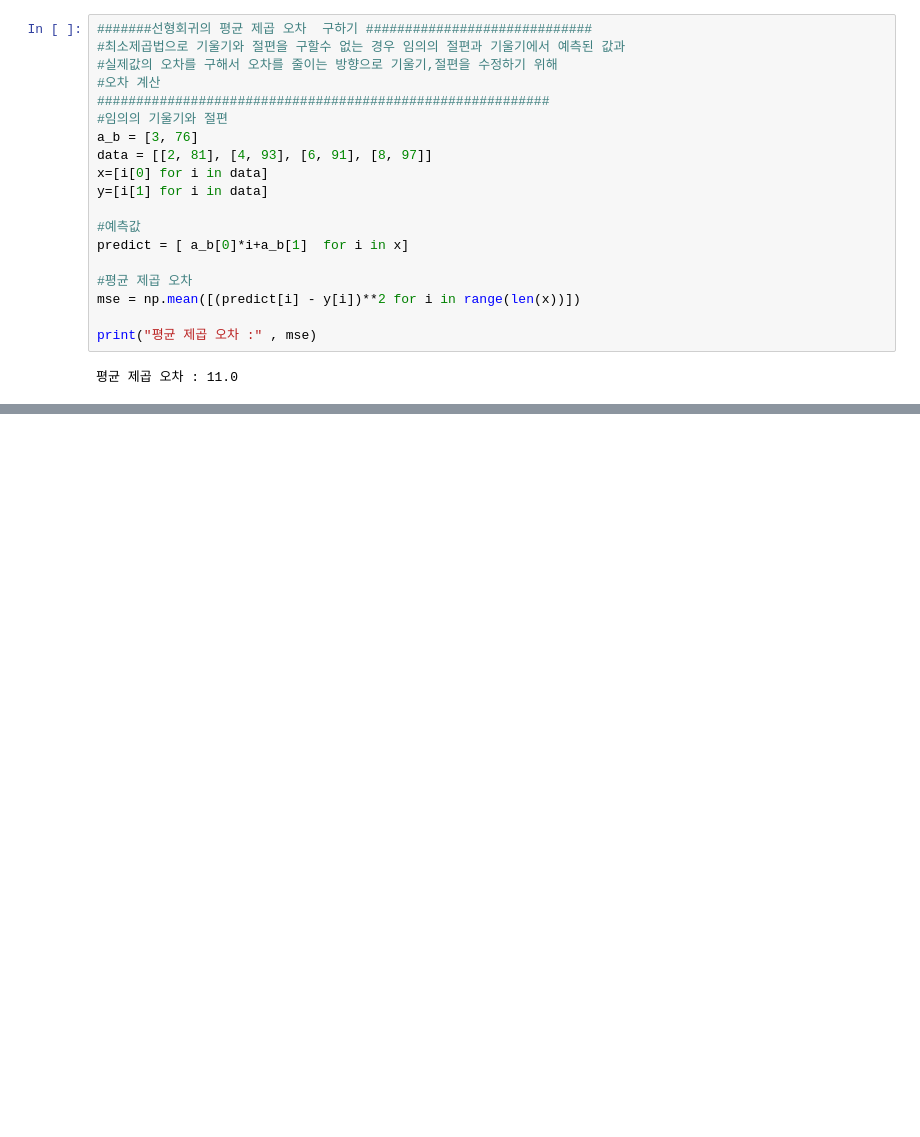
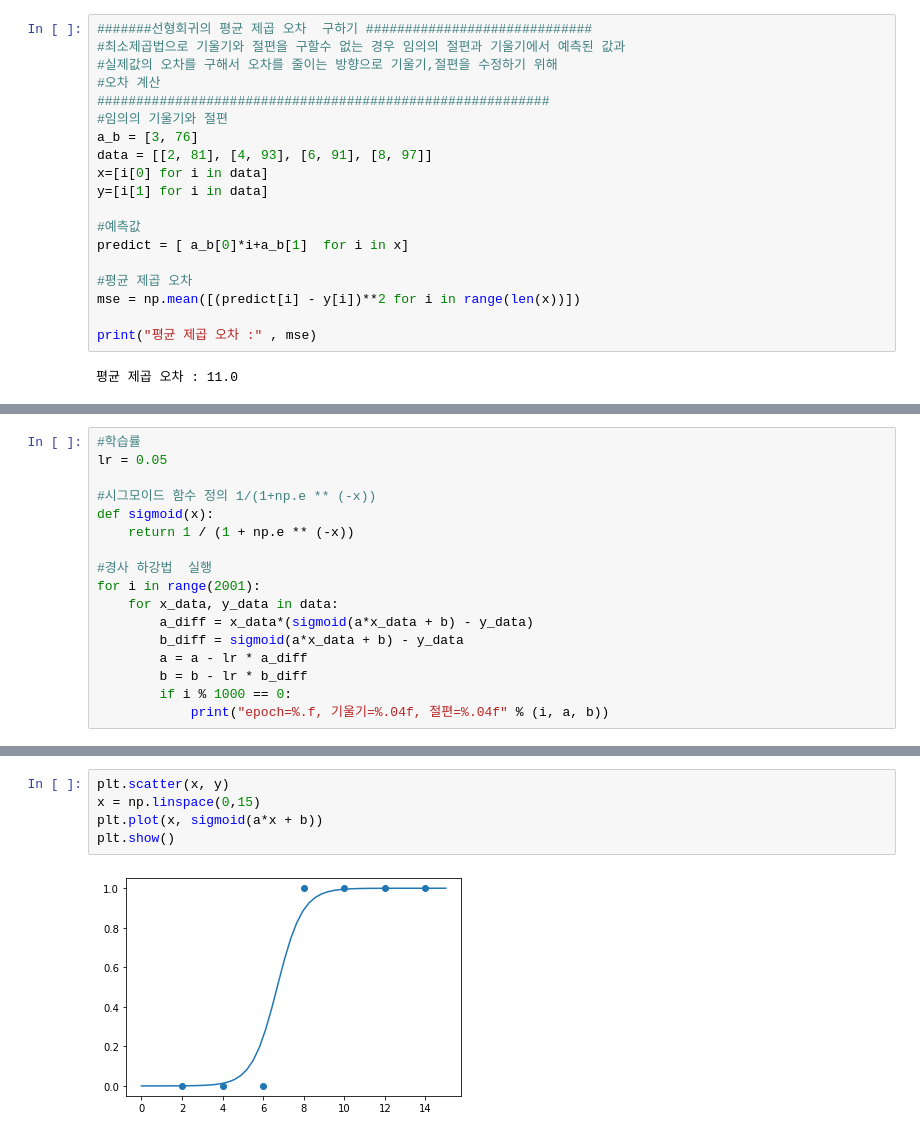
Before and after one commit to drifticee/mydatascience, a Jupyter notebook: 2020-08-13_deep.ipynb, the cells around one changed output, grey strips where cells are left out. Drawn from its saved outputs; the diff is of its cells as text; blank space fills up the shorter version.

```diff
--- a/2020-08-13_deep.ipynb
+++ b/2020-08-13_deep.ipynb
@@ -51,0 +188,17 @@ print("평균 제곱 오차 :" , mse)
+# %%
+#학습률
+lr = 0.05
+
+#시그모이드 함수 정의 1/(1+np.e ** (-x))
+def sigmoid(x):
+    return 1 / (1 + np.e ** (-x))
+
+#경사 하강법  실행
+for i in range(2001):
+    for x_data, y_data in data:
+        a_diff = x_data*(sigmoid(a*x_data + b) - y_data)
+        b_diff = sigmoid(a*x_data + b) - y_data
+        a = a - lr * a_diff
+        b = b - lr * b_diff
+        if i % 1000 == 0:
+            print("epoch=%.f, 기울기=%.04f, 절편=%.04f" % (i, a, b))
@@ -52,3 +223,10 @@ print("평균 제곱 오차 :" , mse)
+# %%
+plt.scatter(x, y)
+x = np.linspace(0,15)
+plt.plot(x, sigmoid(a*x + b))
+plt.show()
+# %% [output]
+[figure, added]
 # %%
 #############keras를 이용한  BMI  신경망 학습 ####################
 from keras.models import Sequential
```
Also changed, not shown: parts of 14 cells of this notebook.
